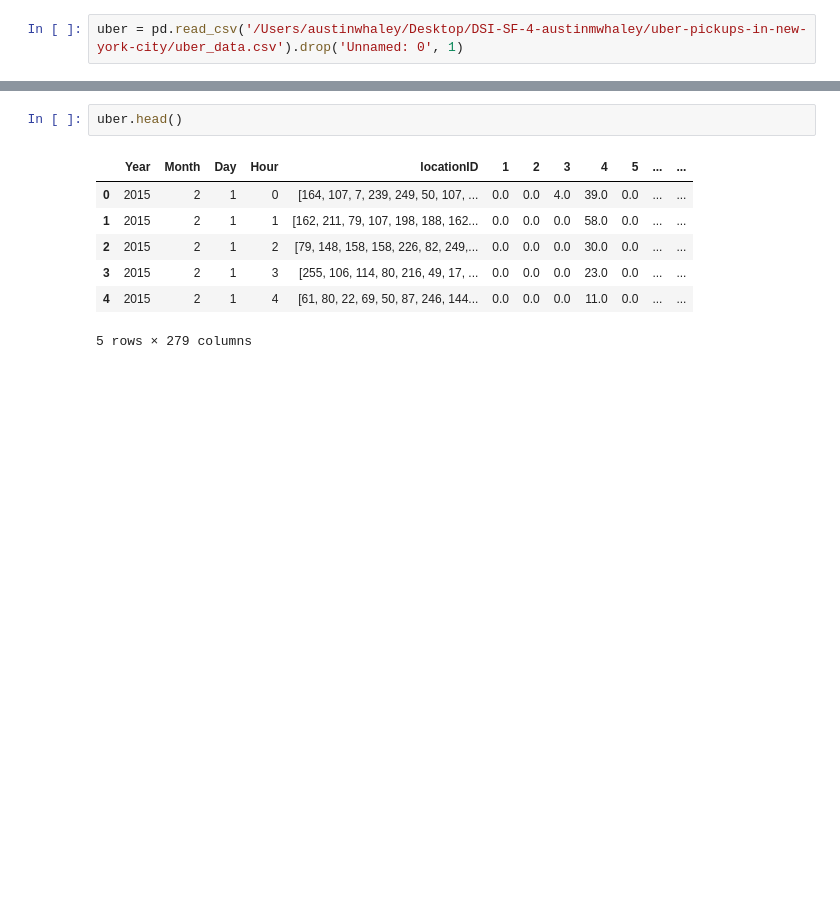
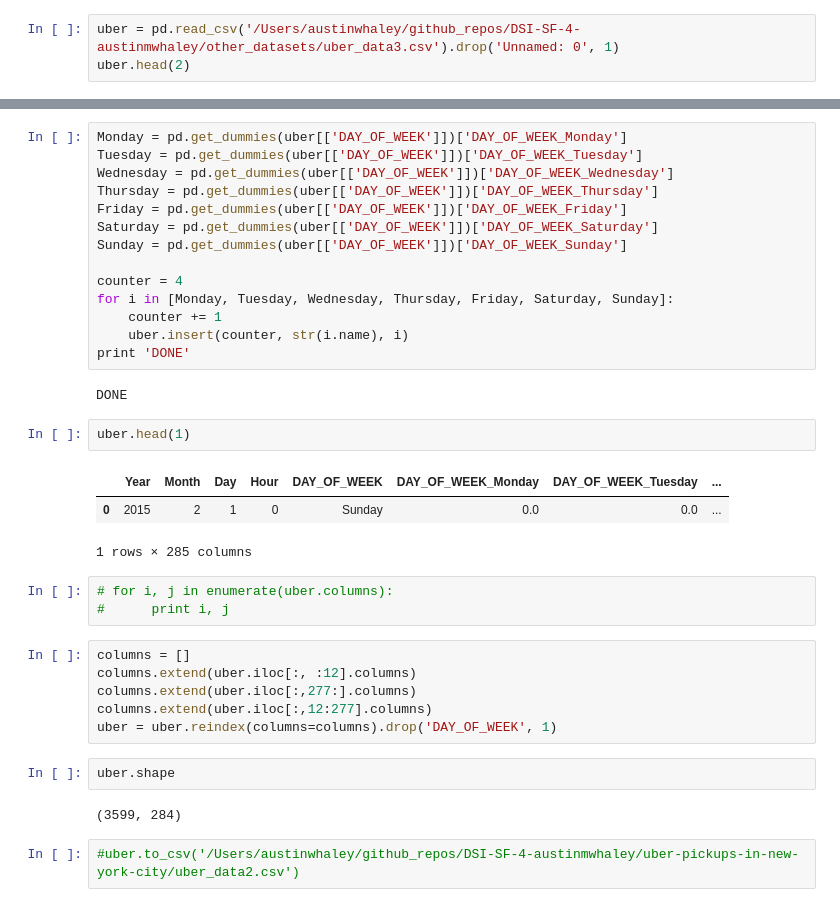
Before and after one commit to austinmwhaley/DSI-SF-4-austinmwhaley, a Jupyter notebook: capstone/uber_LSTM.ipynb, the cells around one changed output, grey strips where cells are left out. Cells and saved outputs as stored; diff of their text form; blank space fills up the shorter version.

```diff
--- a/capstone/uber_LSTM.ipynb
+++ b/capstone/uber_LSTM.ipynb
@@ -13,2 +23,3 @@ sns.set_style('whitegrid')
 # %%
-uber = pd.read_csv('/Users/austinwhaley/Desktop/DSI-SF-4-austinmwhaley/uber-pickups-in-new-york-city/uber_data.csv').drop('Unnamed: 0', 1)
+uber = pd.read_csv('/Users/austinwhaley/github_repos/DSI-SF-4-austinmwhaley/other_datasets/uber_data3.csv').drop('Unnamed: 0', 1)
+uber.head(2)
@@ -15,10 +31,37 @@ uber = pd.read_csv('/Users/austinwhaley/Desktop/DSI-SF-4-austinmwhaley/uber-pick
+# %%
+Monday = pd.get_dummies(uber[['DAY_OF_WEEK']])['DAY_OF_WEEK_Monday']
+Tuesday = pd.get_dummies(uber[['DAY_OF_WEEK']])['DAY_OF_WEEK_Tuesday']
+Wednesday = pd.get_dummies(uber[['DAY_OF_WEEK']])['DAY_OF_WEEK_Wednesday']
+Thursday = pd.get_dummies(uber[['DAY_OF_WEEK']])['DAY_OF_WEEK_Thursday']
+Friday = pd.get_dummies(uber[['DAY_OF_WEEK']])['DAY_OF_WEEK_Friday']
+Saturday = pd.get_dummies(uber[['DAY_OF_WEEK']])['DAY_OF_WEEK_Saturday']
+Sunday = pd.get_dummies(uber[['DAY_OF_WEEK']])['DAY_OF_WEEK_Sunday']
+
+counter = 4
+for i in [Monday, Tuesday, Wednesday, Thursday, Friday, Saturday, Sunday]:
+    counter += 1
+    uber.insert(counter, str(i.name), i)
+print 'DONE'
+# %% [output]
+DONE
 # %%
-uber.head()
+uber.head(1)
 # %% [output]
-|  | Year | Month | Day | Hour | locationID | 1 | 2 | 3 | 4 | 5 | ... | ... |
-| 0 | 2015 | 2 | 1 | 0 | [164, 107, 7, 239, 249, 50, 107, ... | 0.0 | 0.0 | 4.0 | 39.0 | 0.0 | ... | ... |
-| 1 | 2015 | 2 | 1 | 1 | [162, 211, 79, 107, 198, 188, 162... | 0.0 | 0.0 | 0.0 | 58.0 | 0.0 | ... | ... |
-| 2 | 2015 | 2 | 1 | 2 | [79, 148, 158, 158, 226, 82, 249,... | 0.0 | 0.0 | 0.0 | 30.0 | 0.0 | ... | ... |
-| 3 | 2015 | 2 | 1 | 3 | [255, 106, 114, 80, 216, 49, 17, ... | 0.0 | 0.0 | 0.0 | 23.0 | 0.0 | ... | ... |
-| 4 | 2015 | 2 | 1 | 4 | [61, 80, 22, 69, 50, 87, 246, 144... | 0.0 | 0.0 | 0.0 | 11.0 | 0.0 | ... | ... |
+|  | Year | Month | Day | Hour | DAY_OF_WEEK | DAY_OF_WEEK_Monday | DAY_OF_WEEK_Tuesday | ... |
+| 0 | 2015 | 2 | 1 | 0 | Sunday | 0.0 | 0.0 | ... |
-5 rows × 279 columns
+1 rows × 285 columns
+# %%
+# for i, j in enumerate(uber.columns):
+#      print i, j
+# %%
+columns = []
+columns.extend(uber.iloc[:, :12].columns)
+columns.extend(uber.iloc[:,277:].columns)
+columns.extend(uber.iloc[:,12:277].columns)
+uber = uber.reindex(columns=columns).drop('DAY_OF_WEEK', 1)
+# %%
+uber.shape
+# %% [output]
+(3599, 284)
+# %%
+#uber.to_csv('/Users/austinwhaley/github_repos/DSI-SF-4-austinmwhaley/uber-pickups-in-new-york-city/uber_data2.csv')
```
Also changed, not shown: parts of 38 cells of this notebook, 5 other files.
